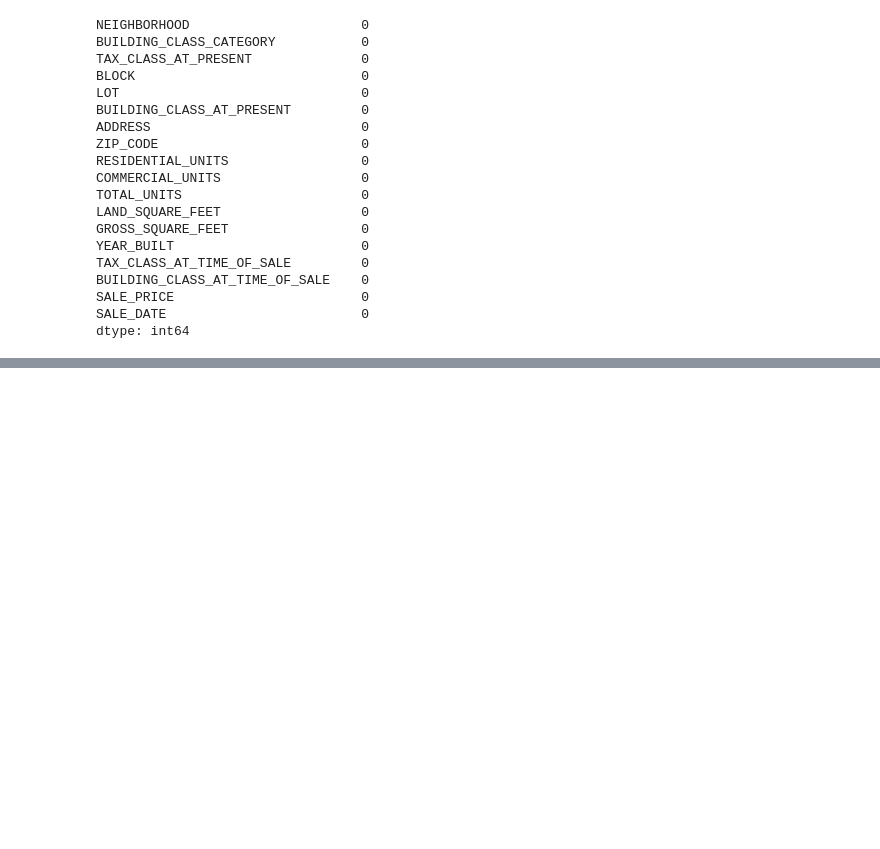
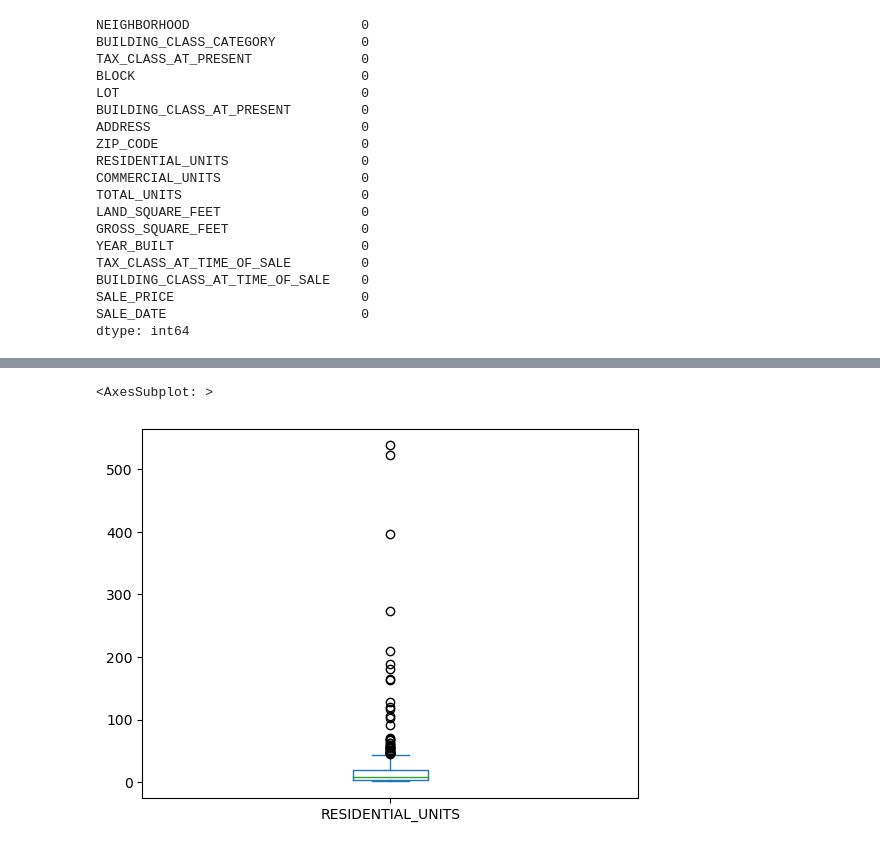
Before and after one commit to Stevedev7/Big-Data-CW, a Jupyter notebook: task1.ipynb, the cells around one changed output, grey strips where cells are left out. Saved outputs shown, nothing was run; the diff lists cells and outputs as text; code cells hidden in the pictures; blank space fills up the shorter version.

```diff
--- a/task1.ipynb
+++ b/task1.ipynb
@@ -97,0 +115,5 @@ dtype: int64
+# %%
+df['RESIDENTIAL_UNITS'].plot.box()
+# %% [output]
+<AxesSubplot: >
+[figure, added]
```
Also changed, not shown: parts of 14 cells of this notebook.
